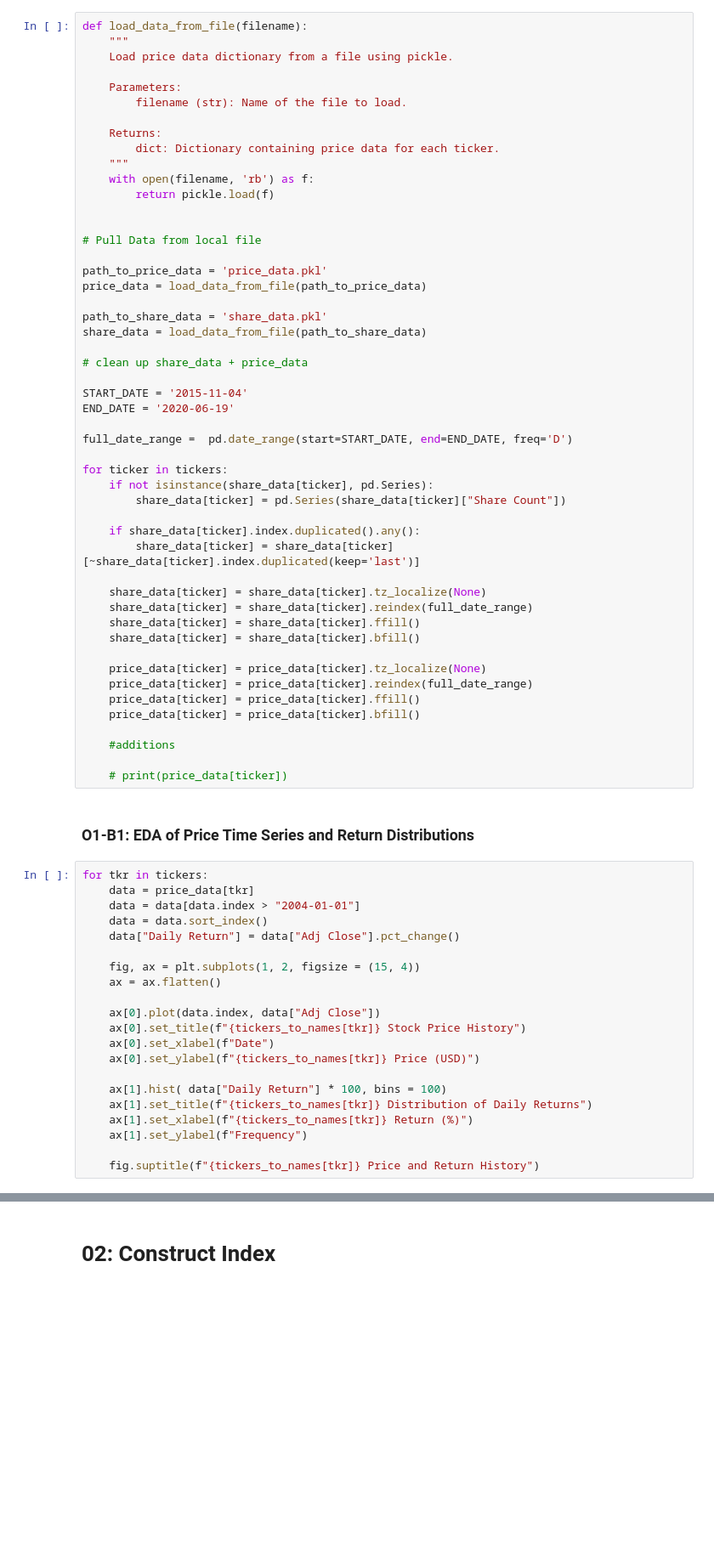
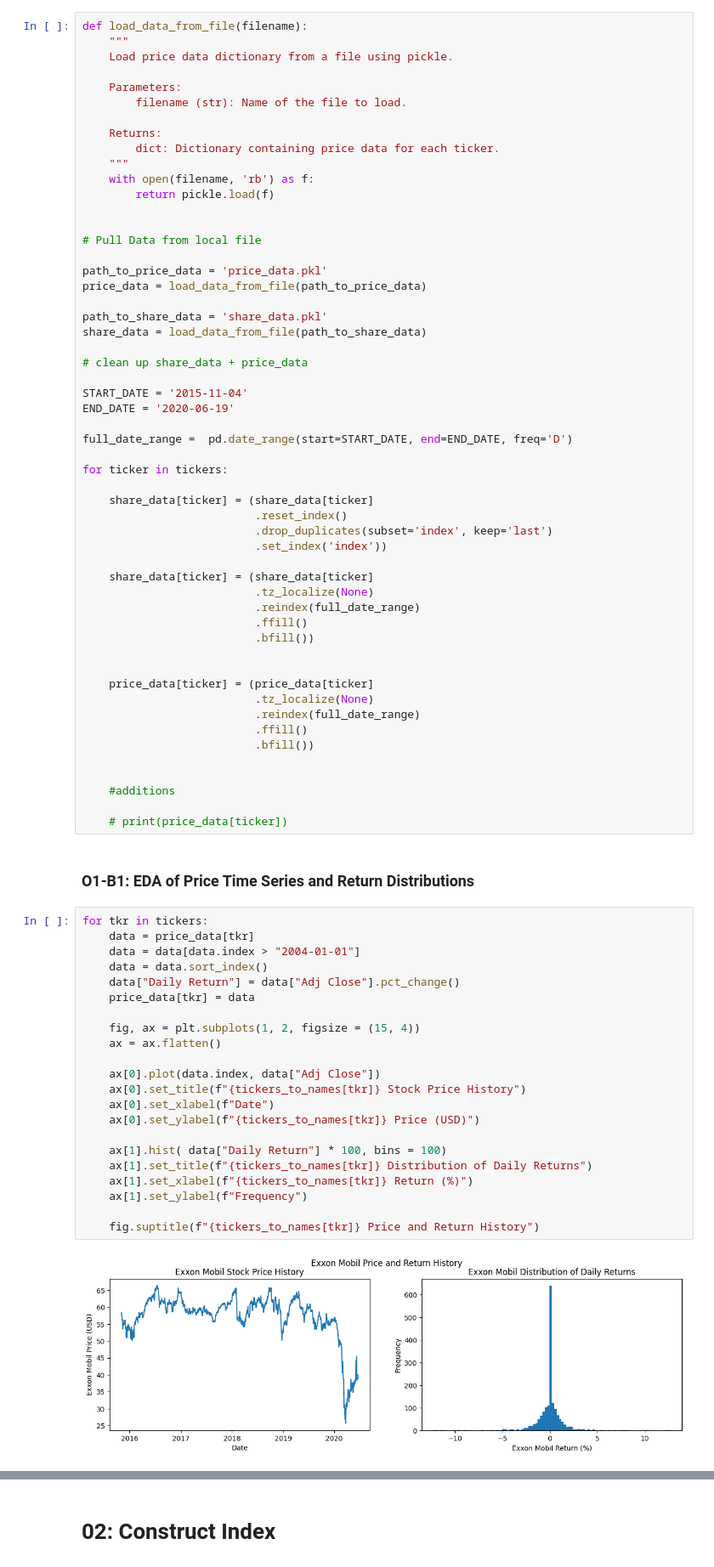
Before and after one commit to tmoolji/IMLFinalProj, a Jupyter notebook: final_proj.ipynb, the cells around one changed output, grey strips where cells are left out. Shown at 85% size. Saved outputs shown, nothing was run; the diff lists cells and outputs as text; blank space fills up the shorter version.

```diff
--- a/final_proj.ipynb
+++ b/final_proj.ipynb
@@ -232,21 +239,25 @@ END_DATE = '2020-06-19'
 full_date_range =  pd.date_range(start=START_DATE, end=END_DATE, freq='D')
 
 for ticker in tickers:
-    if not isinstance(share_data[ticker], pd.Series):
-        share_data[ticker] = pd.Series(share_data[ticker]["Share Count"])
 
-    if share_data[ticker].index.duplicated().any():
-        share_data[ticker] = share_data[ticker][~share_data[ticker].index.duplicated(keep='last')]
+    share_data[ticker] = (share_data[ticker]
+                          .reset_index()
+                          .drop_duplicates(subset='index', keep='last')
+                          .set_index('index'))
 
-    share_data[ticker] = share_data[ticker].tz_localize(None)
-    share_data[ticker] = share_data[ticker].reindex(full_date_range)
-    share_data[ticker] = share_data[ticker].ffill()
-    share_data[ticker] = share_data[ticker].bfill()
+    share_data[ticker] = (share_data[ticker]
+                          .tz_localize(None)
+                          .reindex(full_date_range)
+                          .ffill()
+                          .bfill())
 
-    price_data[ticker] = price_data[ticker].tz_localize(None)
-    price_data[ticker] = price_data[ticker].reindex(full_date_range)
-    price_data[ticker] = price_data[ticker].ffill()
-    price_data[ticker] = price_data[ticker].bfill()
+
+    price_data[ticker] = (price_data[ticker]
+                          .tz_localize(None)
+                          .reindex(full_date_range)
+                          .ffill()
+                          .bfill())
+
 
     #additions
 
@@ -256,21 +267,24 @@ for ticker in tickers:
 # %%
 for tkr in tickers:
     data = price_data[tkr]
     data = data[data.index > "2004-01-01"]
     data = data.sort_index()
     data["Daily Return"] = data["Adj Close"].pct_change()
+    price_data[tkr] = data
 
     fig, ax = plt.subplots(1, 2, figsize = (15, 4))
     ax = ax.flatten()
 
     ax[0].plot(data.index, data["Adj Close"])
     ax[0].set_title(f"{tickers_to_names[tkr]} Stock Price History")
     ax[0].set_xlabel(f"Date")
     ax[0].set_ylabel(f"{tickers_to_names[tkr]} Price (USD)")
 
     ax[1].hist( data["Daily Return"] * 100, bins = 100)
     ax[1].set_title(f"{tickers_to_names[tkr]} Distribution of Daily Returns")
     ax[1].set_xlabel(f"{tickers_to_names[tkr]} Return (%)")
     ax[1].set_ylabel(f"Frequency")
 
     fig.suptitle(f"{tickers_to_names[tkr]} Price and Return History")
+# %% [output]
+[figure, added]
```
Also changed, not shown: parts of 22 cells of this notebook.
